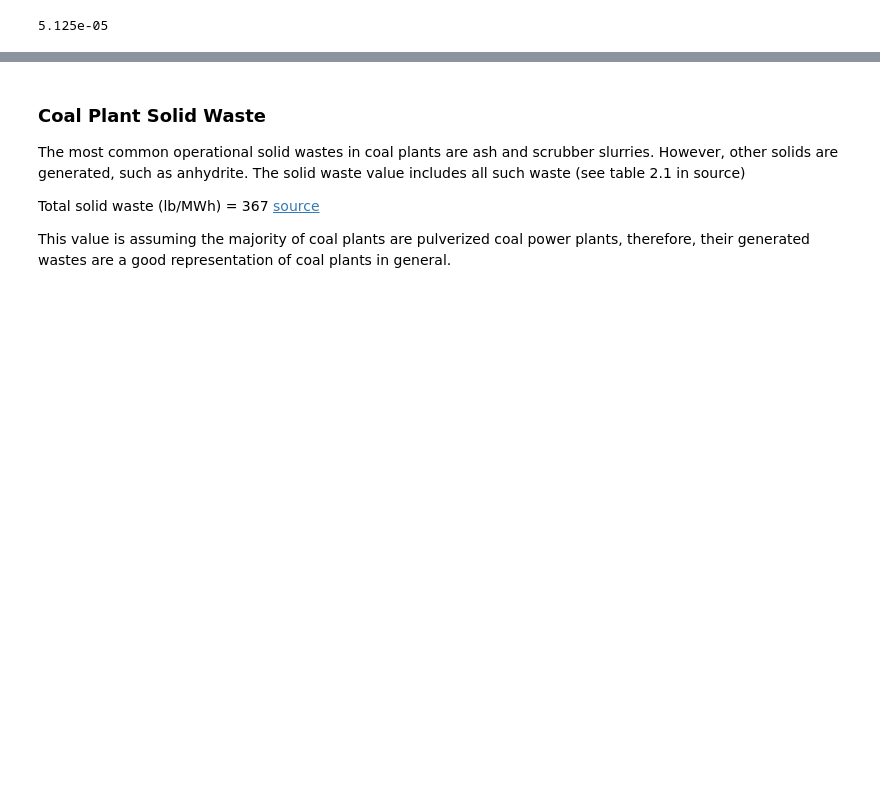
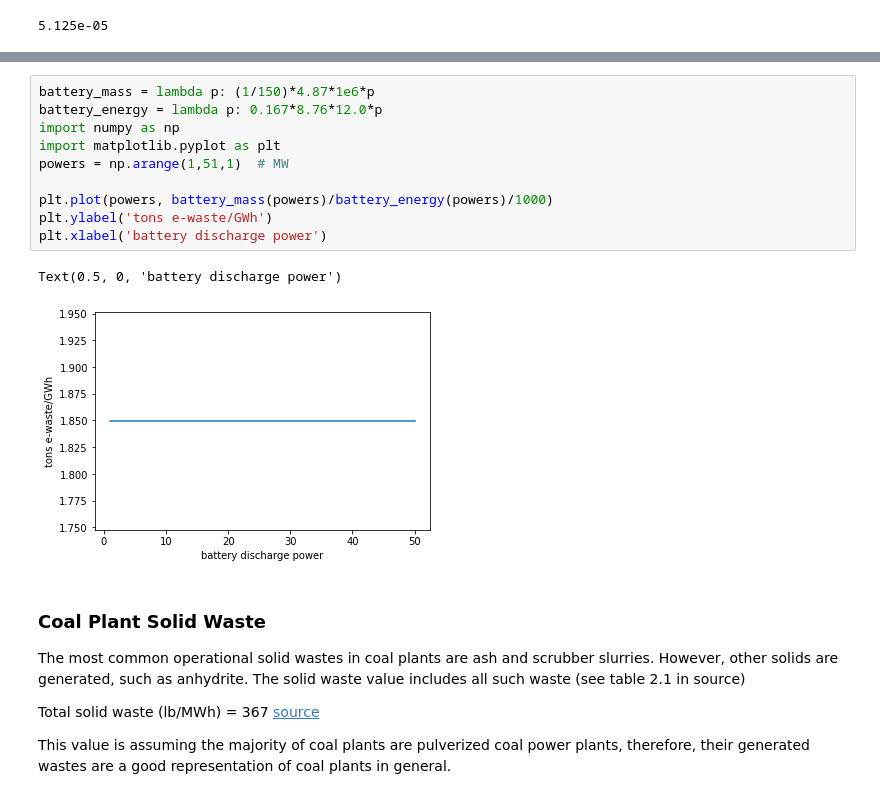
Before and after one commit to arfc/2021-04-nm-illinois, a Jupyter notebook: data/waste_calculator.ipynb, the cells around one changed output, grey strips where cells are left out. Saved outputs shown, nothing was run; the diff lists cells and outputs as text; blank space fills up the shorter version.

Commit message:
adds battery waste to calculator

```diff
--- a/data/waste_calculator.ipynb
+++ b/data/waste_calculator.ipynb
@@ -140,3 +167,16 @@ burnup
+# %%
+battery_mass = lambda p: (1/150)*4.87*1e6*p
+battery_energy = lambda p: 0.167*8.76*12.0*p
+import numpy as np
+import matplotlib.pyplot as plt
+powers = np.arange(1,51,1)  # MW
+
+plt.plot(powers, battery_mass(powers)/battery_energy(powers)/1000)
+plt.ylabel('tons e-waste/GWh')
+plt.xlabel('battery discharge power')
+# %% [output]
+Text(0.5, 0, 'battery discharge power')
+[figure, added]
 # %% [markdown]
 ### Coal Plant Solid Waste
 
```
Also changed, not shown: parts of 6 cells of this notebook.
